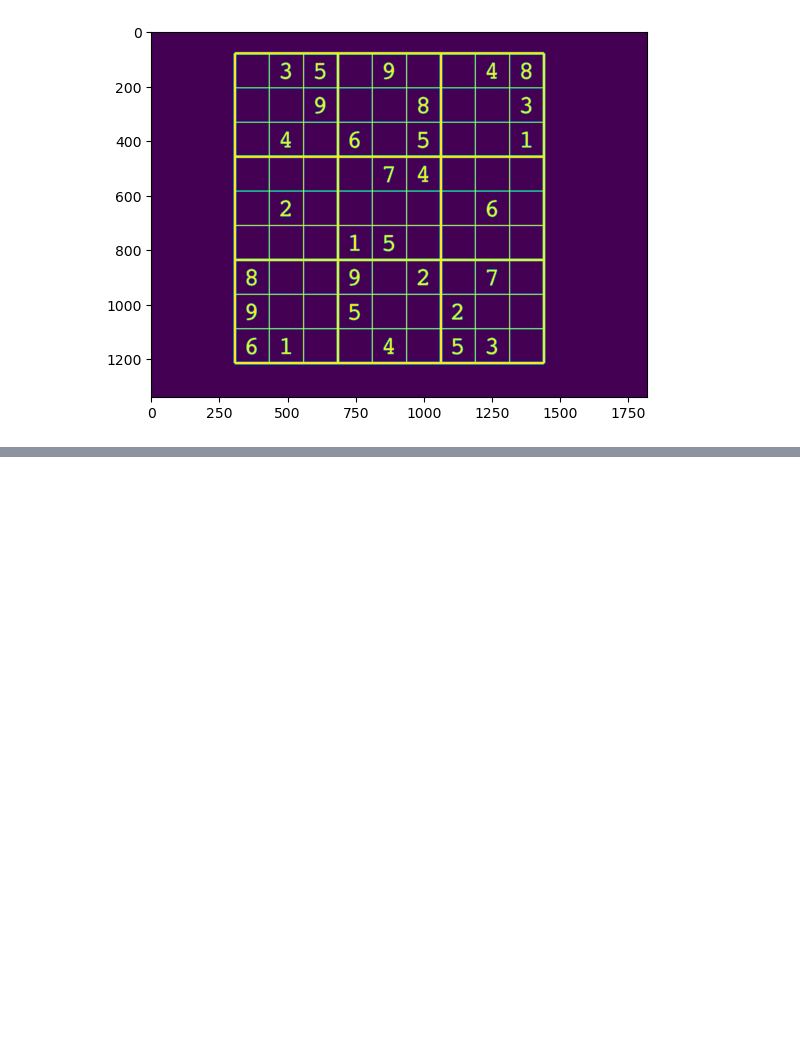
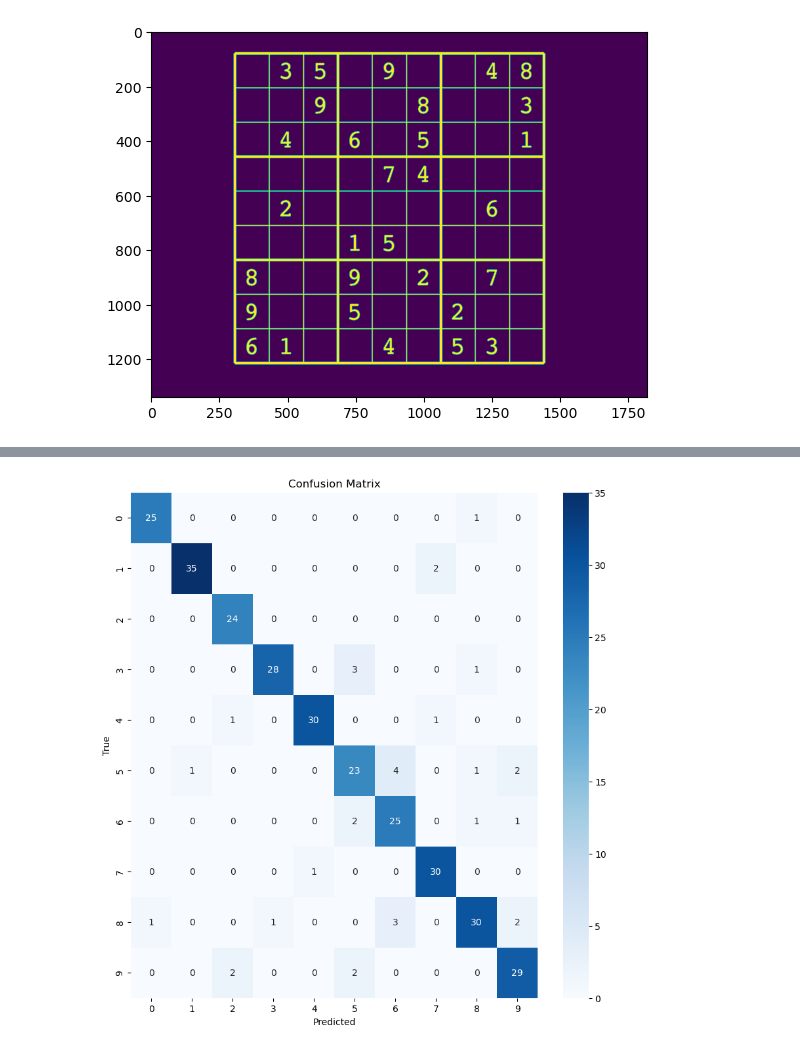
Before and after one commit to yuonoda/sudoku-solver, a Jupyter notebook: internal/trial.ipynb, the cells around one changed output, grey strips where cells are left out. Drawn from its saved outputs; the diff is of its cells as text; code cells hidden in the pictures; blank space fills up the shorter version.

```diff
--- a/internal/trial.ipynb
+++ b/internal/trial.ipynb
@@ -65,0 +51,15 @@ thresh.shape
+# %%
+# データ読み込み
+import numpy as np
+from sklearn import svm
+photos = np.load('../data/samples/28px_10-2.npz')
+x = photos['x']/255
+y = photos['y']
+print(x.shape)
+print(y.shape)
+
+# SVMで学習
+from sklearn.model_selection import train_test_split
+X_train, X_test, y_train, y_test = train_test_split(x, y, train_size=0.8, random_state=1)
+clf = svm.SVC()
+clf.fit(X_train, y_train)
@@ -65,0 +70,7 @@ thresh.shape
+# %%
+from sklearn import metrics
+
+# 予測の実行
+predicted = clf.predict(X_test)
+print(f"Classification report for classifier {clf}:\n"
+      f"{metrics.classification_report(y_test, predicted)}\n")
@@ -65,0 +95,14 @@ thresh.shape
+# %%
+import matplotlib.pyplot as plt
+import seaborn as sns
+
+# 混同行列の可視化
+conf_mat = metrics.confusion_matrix(y_test, predicted)
+plt.figure(figsize=(10, 10))
+sns.heatmap(conf_mat, annot=True, fmt="d", cmap="Blues")
+plt.xlabel("Predicted")
+plt.ylabel("True")
+plt.title("Confusion Matrix")
+plt.show()
+# %% [output]
+[figure, added]
```
Also changed, not shown: parts of 5 cells of this notebook.
